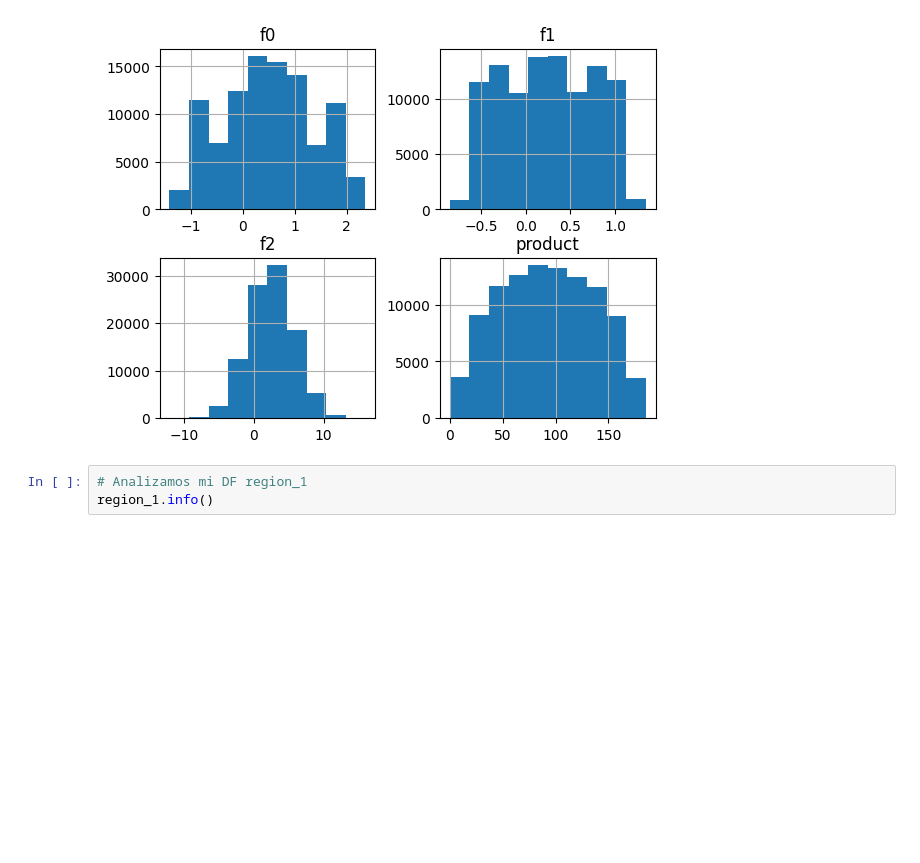
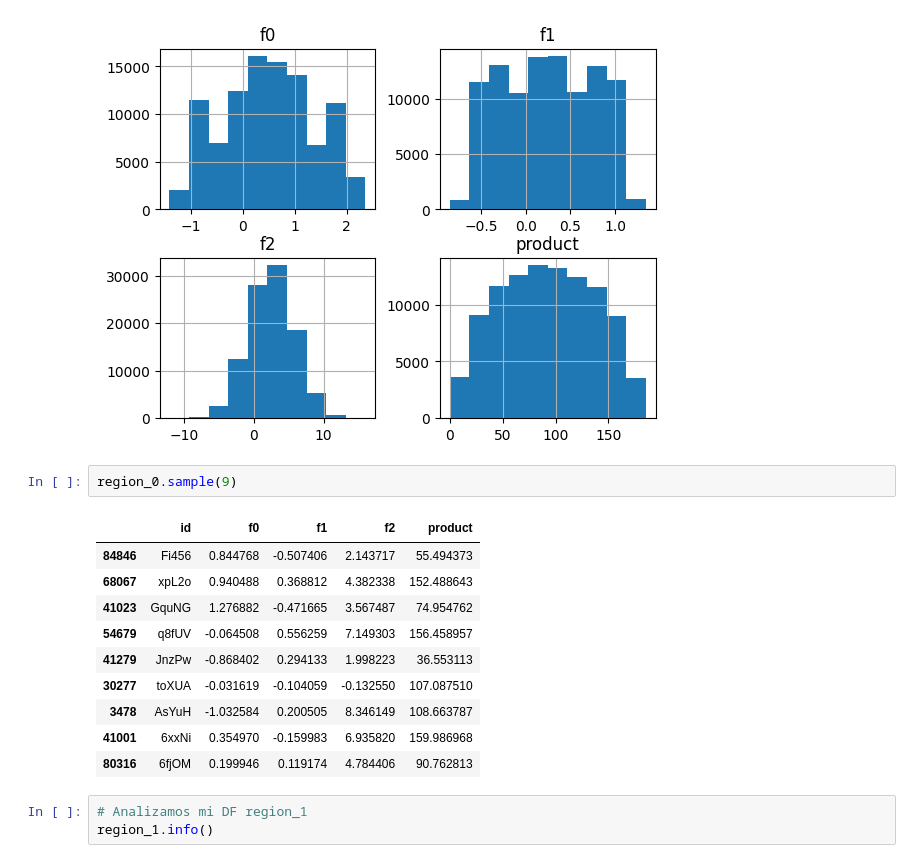
Before and after one commit to marxramos/Expansi-n-de-pozos-petroleros, a Jupyter notebook: Notebooks/expancion_de_pozos_petroleros.ipynb, the cells around one changed output. Drawn from its saved outputs; the diff is of its cells as text; blank space fills up the shorter version.

```diff
--- a/Notebooks/expancion_de_pozos_petroleros.ipynb
+++ b/Notebooks/expancion_de_pozos_petroleros.ipynb
@@ -83,6 +83,19 @@ array([[<Axes: title={'center': 'f0'}>, <Axes: title={'center': 'f1'}>],
        [<Axes: title={'center': 'f2'}>,
         <Axes: title={'center': 'product'}>]], dtype=object)
 [figure]
+# %%
+region_0.sample(9)
+# %% [output]
+|  | id | f0 | f1 | f2 | product |
+| 84846 | Fi456 | 0.844768 | -0.507406 | 2.143717 | 55.494373 |
+| 68067 | xpL2o | 0.940488 | 0.368812 | 4.382338 | 152.488643 |
+| 41023 | GquNG | 1.276882 | -0.471665 | 3.567487 | 74.954762 |
+| 54679 | q8fUV | -0.064508 | 0.556259 | 7.149303 | 156.458957 |
+| 41279 | JnzPw | -0.868402 | 0.294133 | 1.998223 | 36.553113 |
+| 30277 | toXUA | -0.031619 | -0.104059 | -0.132550 | 107.087510 |
+| 3478 | AsYuH | -1.032584 | 0.200505 | 8.346149 | 108.663787 |
+| 41001 | 6xxNi | 0.354970 | -0.159983 | 6.935820 | 159.986968 |
+| 80316 | 6fjOM | 0.199946 | 0.119174 | 4.784406 | 90.762813 |
 # %%
 # Analizamos mi DF region_1
 region_1.info()
```
Also changed, not shown: parts of 5 cells of this notebook.
